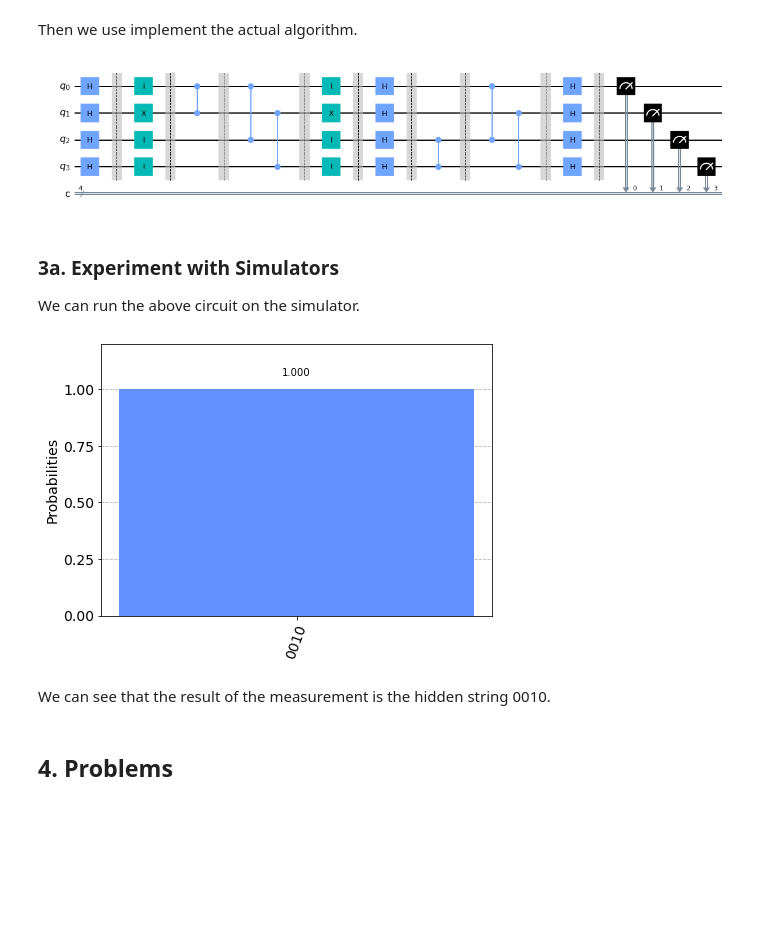
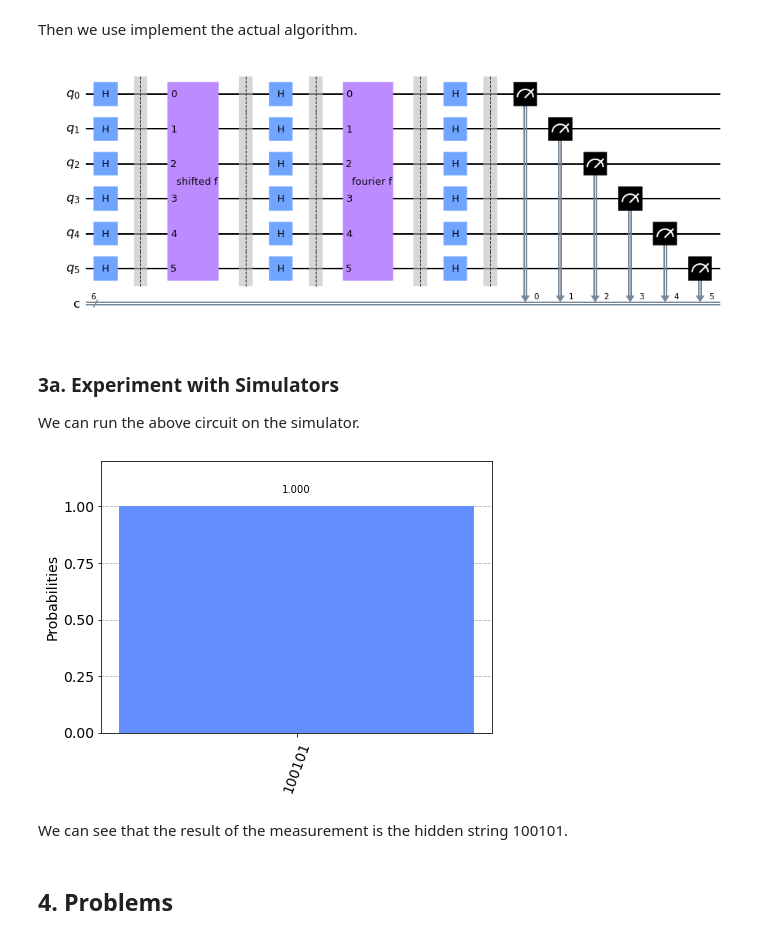
Before and after one commit to Team-Hidden-Name/hidden-shift-problem, a Jupyter notebook: hidden-shift-problem.ipynb, the cells around one changed output. Saved outputs shown, nothing was run; the diff lists cells and outputs as text; code cells hidden in the pictures; blank space fills up the shorter version.

```diff
--- a/hidden-shift-problem.ipynb
+++ b/hidden-shift-problem.ipynb
@@ -126,8 +127,8 @@ from qiskit.visualization import plot_histogram
 # %% [markdown]
 We first set the number of qubits used in the experiment, and the hidden bit string $s$ to be found by the algorithm.
 # %%
-n = 4         # number of input qubits
-s = '0010'    # the hidden shifting binary string
+n = 6            # number of input qubits
+s = '100101'    # the hidden shifting binary string
 # %% [markdown]
 We then use Qiskit to program the oracle.
 
@@ -167,0 +167,16 @@ oracle_fourier_f.cz(1,3)
+# %%
+# Oracle shifted_f
+def oracle_shifted_f(n):
+    oracle_shifted_f = QuantumCircuit(n)
+    oracle_shifted_f.append(shift_s(n, s), qargs=range(n))
+    oracle_shifted_f.barrier()
+    oracle_shifted_f.append(oracle_g(n), qargs=[0,1,2])
+    oracle_shifted_f.barrier()
+    for i in range(int(n/2)):
+        oracle_shifted_f.cz(i,i+3)
+    oracle_shifted_f.barrier()
+    oracle_shifted_f.append(shift_s(n, s), qargs=range(n))
+    oracle_shifted_f.name = 'shifted f'
+    return oracle_shifted_f
+
+oracle_shifted_f(n).draw('mpl')
@@ -167,0 +185,12 @@ oracle_fourier_f.cz(1,3)
+# %%
+# Oracle fourier_f
+def oracle_fourier_f(n):
+    oracle_fourier_f = QuantumCircuit(n)
+    oracle_fourier_f.append(oracle_g(n), qargs=[3,4,5])
+    oracle_fourier_f.barrier()
+    for i in range(int(n/2)):
+        oracle_fourier_f.cz(i,i+3)
+    oracle_fourier_f.name = 'fourier f'
+    return oracle_fourier_f
+
+oracle_fourier_f(n).draw('mpl')
@@ -170,25 +201,25 @@ Then we use implement the actual algorithm.
 # %%
 hsp_circuit = QuantumCircuit(n, n)
 
 for i in range(n):
     hsp_circuit.h(i)
 hsp_circuit.barrier()
-hsp_circuit.compose(oracle_shifted_f, inplace=True)
+hsp_circuit.append(oracle_shifted_f(n), range(n))
 hsp_circuit.barrier()
 for i in range(n):
     hsp_circuit.h(i)
 hsp_circuit.barrier()
-hsp_circuit.compose(oracle_fourier_f, inplace=True)
+hsp_circuit.append(oracle_fourier_f(n), range(n))
 hsp_circuit.barrier()
 for i in range(n):
     hsp_circuit.h(i)
 hsp_circuit.barrier()
 for i in range(n):
     hsp_circuit.measure(i, i)
 
 hsp_circuit.draw('mpl')
 # %% [output]
-[figure, old version]
+[figure, new version]
 # %% [markdown]
 ### 3a. Experiment with Simulators  <a id='simulation'></a>
 
@@ -196,15 +227,16 @@ We can run the above circuit on the simulator.
 # %%
 # use local simulator
 aer_sim = Aer.get_backend('aer_simulator')
-qobj = assemble(hsp_circuit, aer_sim)
+transpiled_circ = transpile(hsp_circuit, aer_sim)
+qobj = assemble(transpiled_circ, aer_sim)
 results = aer_sim.run(qobj).result()
 answer = results.get_counts()
 
 plot_histogram(answer)
 # %% [output]
-[figure, old version]
+[figure, new version]
 # %% [markdown]
-We can see that the result of the measurement is the hidden string 0010.
+We can see that the result of the measurement is the hidden string 100101.
 # %% [markdown]
 ## 4. Problems <a id='problems'> </a>
 # %% [markdown]
```
Also changed, not shown: parts of 8 cells of this notebook.
